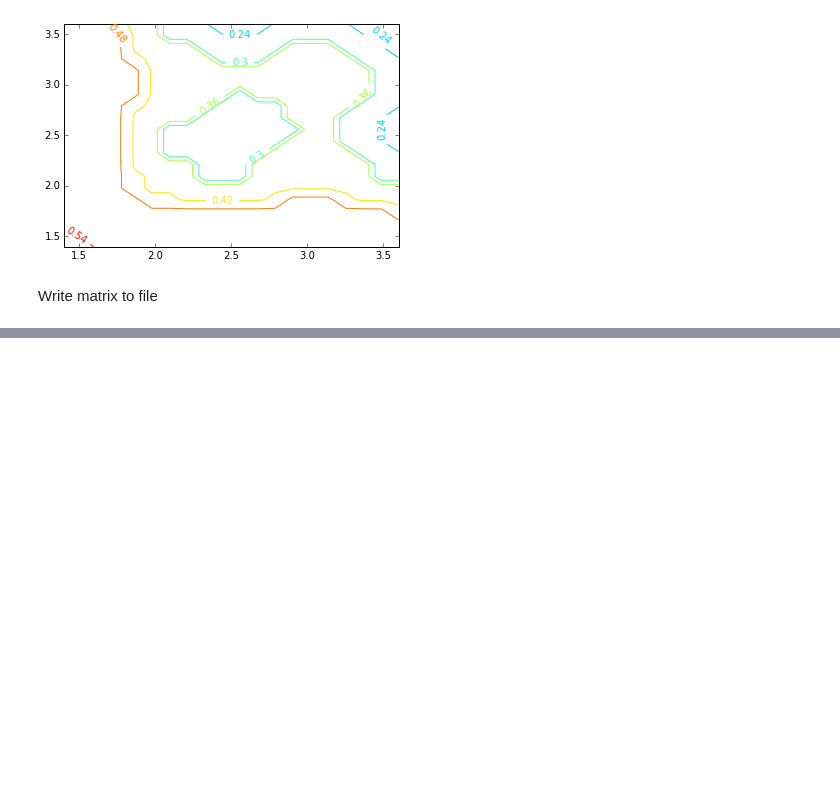
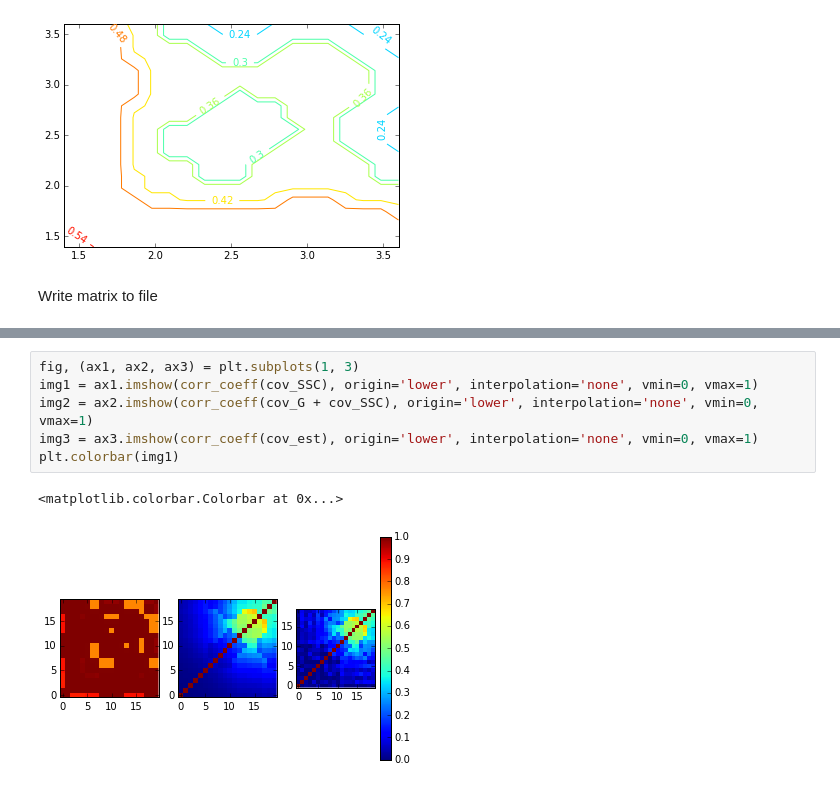
Before and after one commit to emilleishida/CorrMatrix_ABC, a Jupyter notebook: scripts/ABC/WL/Cov_SSC/digitize_Cov_SSC.ipynb, the cells around one changed output, grey strips where cells are left out. Cells and saved outputs as stored; diff of their text form; blank space fills up the shorter version.

```diff
--- a/scripts/ABC/WL/Cov_SSC/digitize_Cov_SSC.ipynb
+++ b/scripts/ABC/WL/Cov_SSC/digitize_Cov_SSC.ipynb
@@ -195,0 +215,9 @@ for i in range(npix+1):
+# %%
+fig, (ax1, ax2, ax3) = plt.subplots(1, 3)
+img1 = ax1.imshow(corr_coeff(cov_SSC), origin='lower', interpolation='none', vmin=0, vmax=1)
+img2 = ax2.imshow(corr_coeff(cov_G + cov_SSC), origin='lower', interpolation='none', vmin=0, vmax=1)
+img3 = ax3.imshow(corr_coeff(cov_est), origin='lower', interpolation='none', vmin=0, vmax=1)
+plt.colorbar(img1)
+# %% [output]
+<matplotlib.colorbar.Colorbar at 0x...>
+[figure, added]
```
Also changed, not shown: parts of 16 cells of this notebook, 8 other files.
